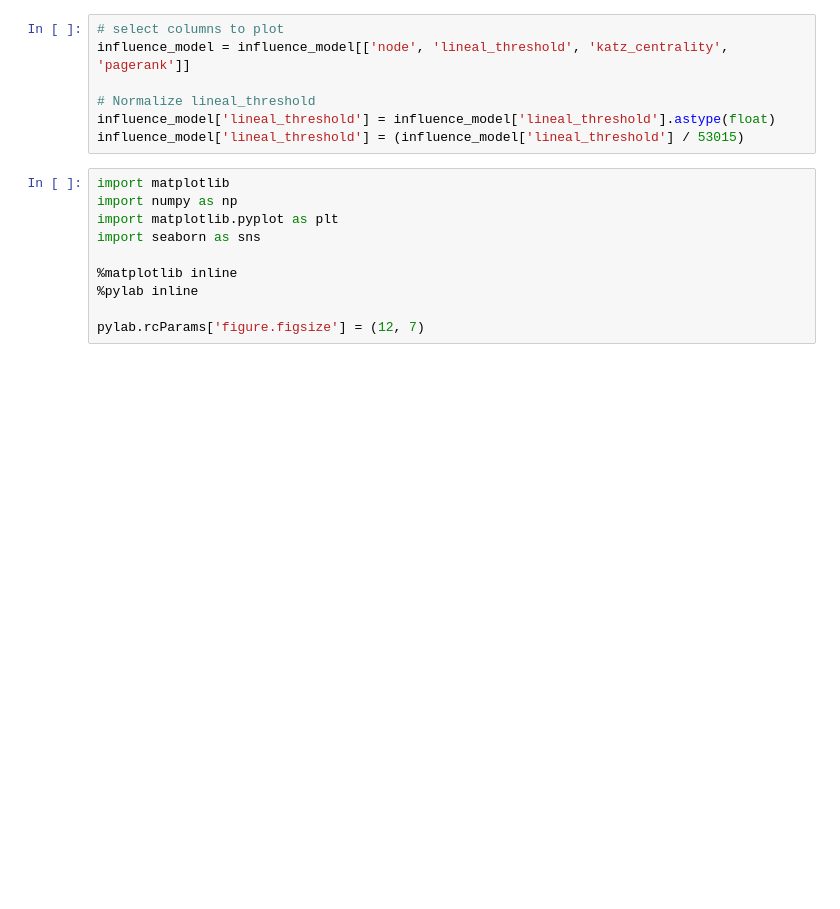
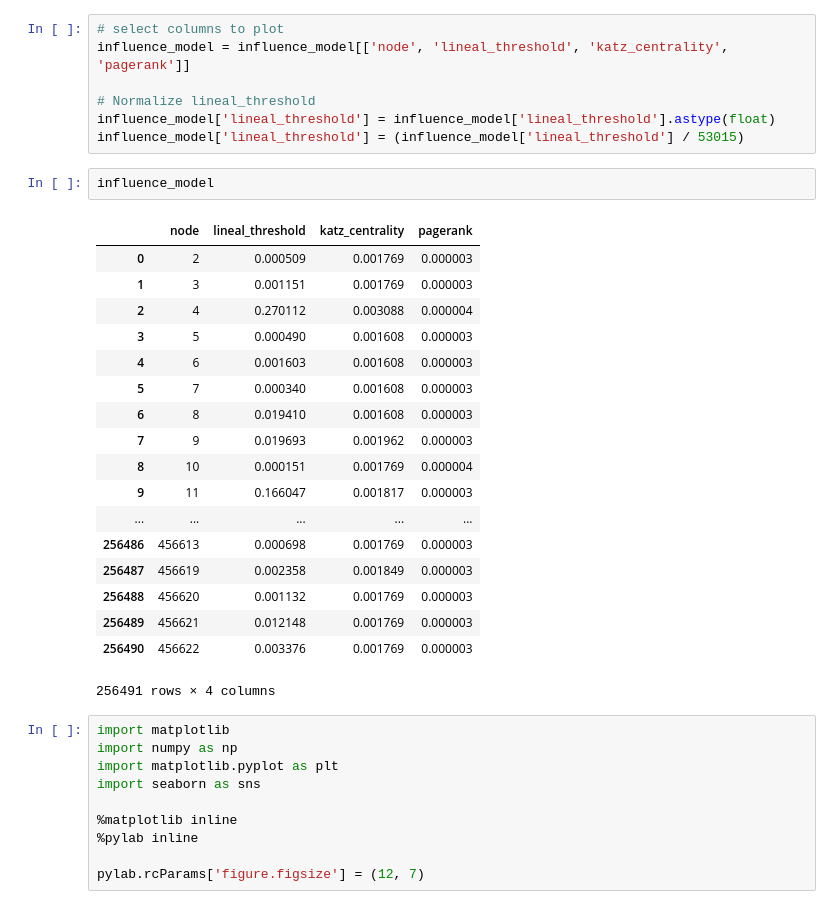
Before and after one commit to GCantergiani/centrality-measure-lth-model, a Jupyter notebook: notebooks/centrality_correlation/0.2-gcantergiani-centrality-correlation.ipynb, the cells around one changed output. Drawn from its saved outputs; the diff is of its cells as text; blank space fills up the shorter version.

```diff
--- a/notebooks/centrality_correlation/0.2-gcantergiani-centrality-correlation.ipynb
+++ b/notebooks/centrality_correlation/0.2-gcantergiani-centrality-correlation.ipynb
@@ -62,6 +64,27 @@ influence_model = influence_model[['node', 'lineal_threshold', 'katz_centrality'
 # Normalize lineal_threshold
 influence_model['lineal_threshold'] = influence_model['lineal_threshold'].astype(float)
 influence_model['lineal_threshold'] = (influence_model['lineal_threshold'] / 53015)
+# %%
+influence_model
+# %% [output]
+|  | node | lineal_threshold | katz_centrality | pagerank |
+| 0 | 2 | 0.000509 | 0.001769 | 0.000003 |
+| 1 | 3 | 0.001151 | 0.001769 | 0.000003 |
+| 2 | 4 | 0.270112 | 0.003088 | 0.000004 |
+| 3 | 5 | 0.000490 | 0.001608 | 0.000003 |
+| 4 | 6 | 0.001603 | 0.001608 | 0.000003 |
+| 5 | 7 | 0.000340 | 0.001608 | 0.000003 |
+| 6 | 8 | 0.019410 | 0.001608 | 0.000003 |
+| 7 | 9 | 0.019693 | 0.001962 | 0.000003 |
+| 8 | 10 | 0.000151 | 0.001769 | 0.000004 |
+| 9 | 11 | 0.166047 | 0.001817 | 0.000003 |
+| ... | ... | ... | ... | ... |
+| 256486 | 456613 | 0.000698 | 0.001769 | 0.000003 |
+| 256487 | 456619 | 0.002358 | 0.001849 | 0.000003 |
+| 256488 | 456620 | 0.001132 | 0.001769 | 0.000003 |
+| 256489 | 456621 | 0.012148 | 0.001769 | 0.000003 |
+| 256490 | 456622 | 0.003376 | 0.001769 | 0.000003 |
+256491 rows × 4 columns
 # %%
 import matplotlib
 import numpy as np
```
Also changed, not shown: parts of 1 cell of this notebook, 1 other file.
